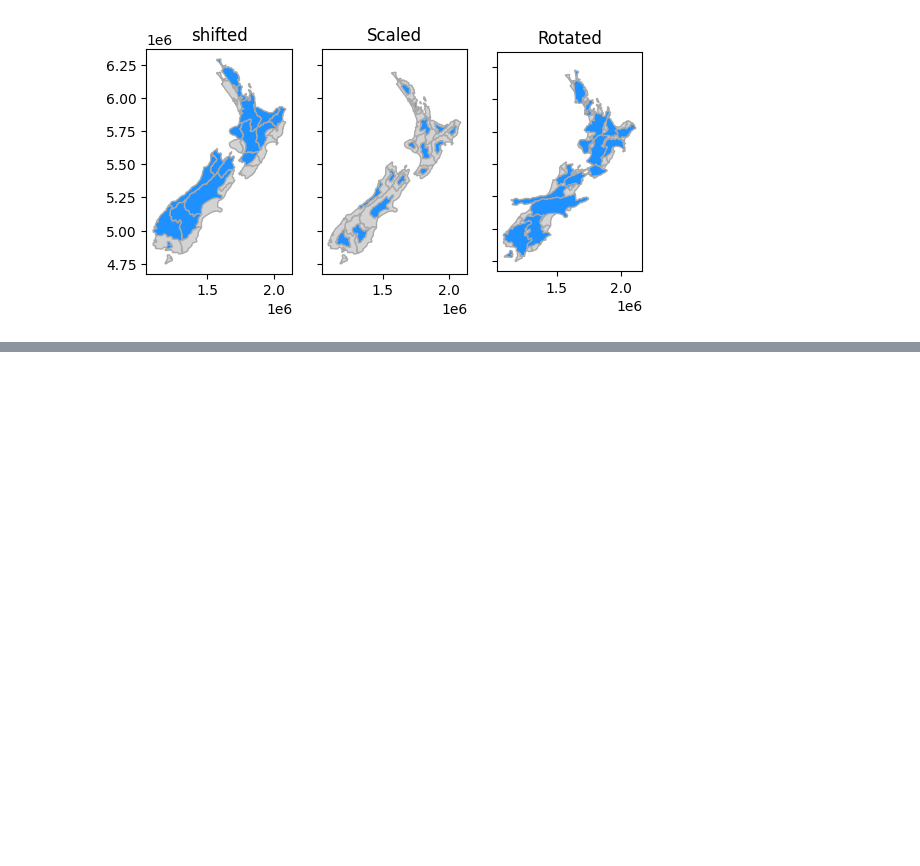
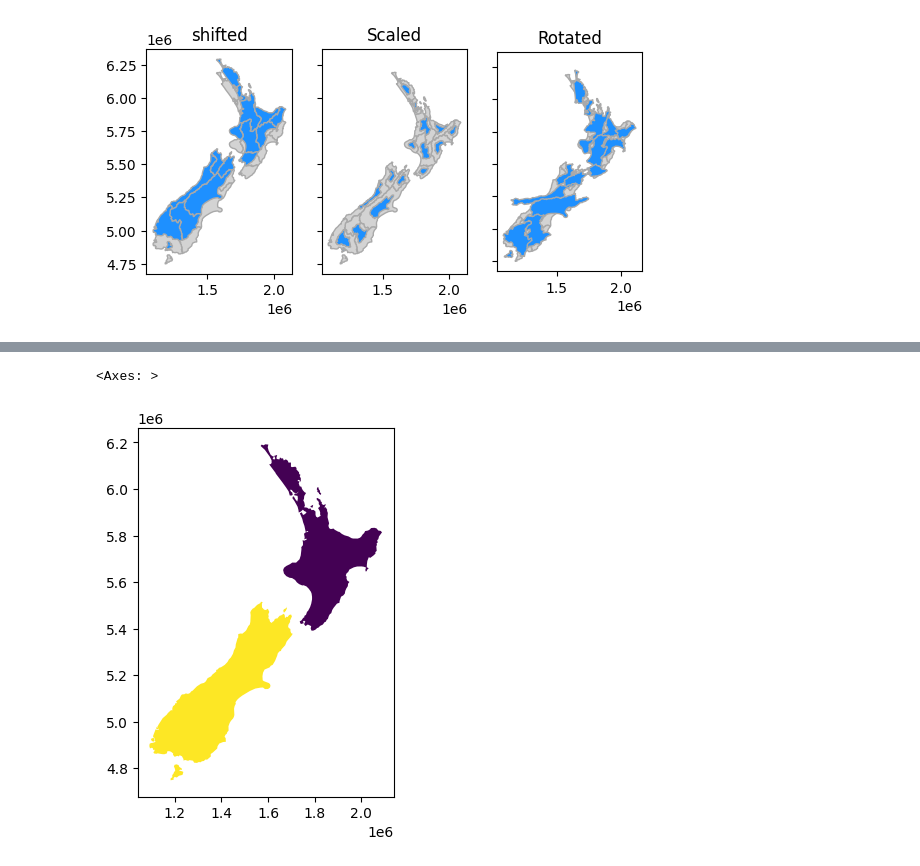
Before and after one commit to CropPixels/books, a Jupyter notebook: geocomp_python/geometry_operations.ipynb, the cells around one changed output, grey strips where cells are left out. Saved outputs shown, nothing was run; the diff lists cells and outputs as text; code cells hidden in the pictures; blank space fills up the shorter version.

```diff
--- a/geocomp_python/geometry_operations.ipynb
+++ b/geocomp_python/geometry_operations.ipynb
@@ -106,0 +174,10 @@ plt.show()
+# %%
+# Dissolve Two Islands of New Zealand. Does not preserve internal borders
+nz_dis1 = nz[['Island', 'Population', 'geometry']] \
+    .dissolve(by='Island', aggfunc='sum') \
+    .reset_index()
+
+nz_dis1.plot(cmap = 'viridis')
+# %% [output]
+<Axes: >
+[figure, added]
```
Also changed, not shown: parts of 27 cells of this notebook.
